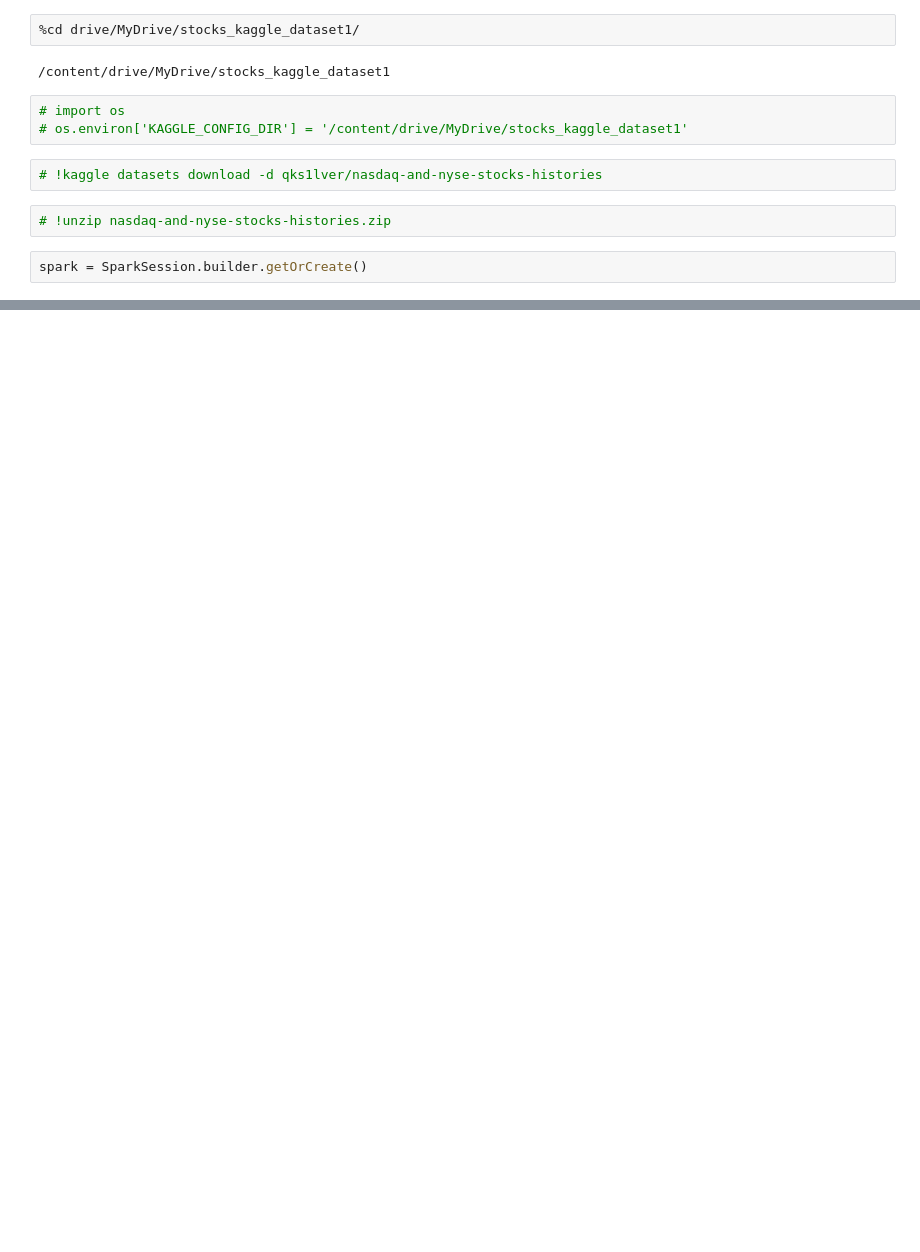
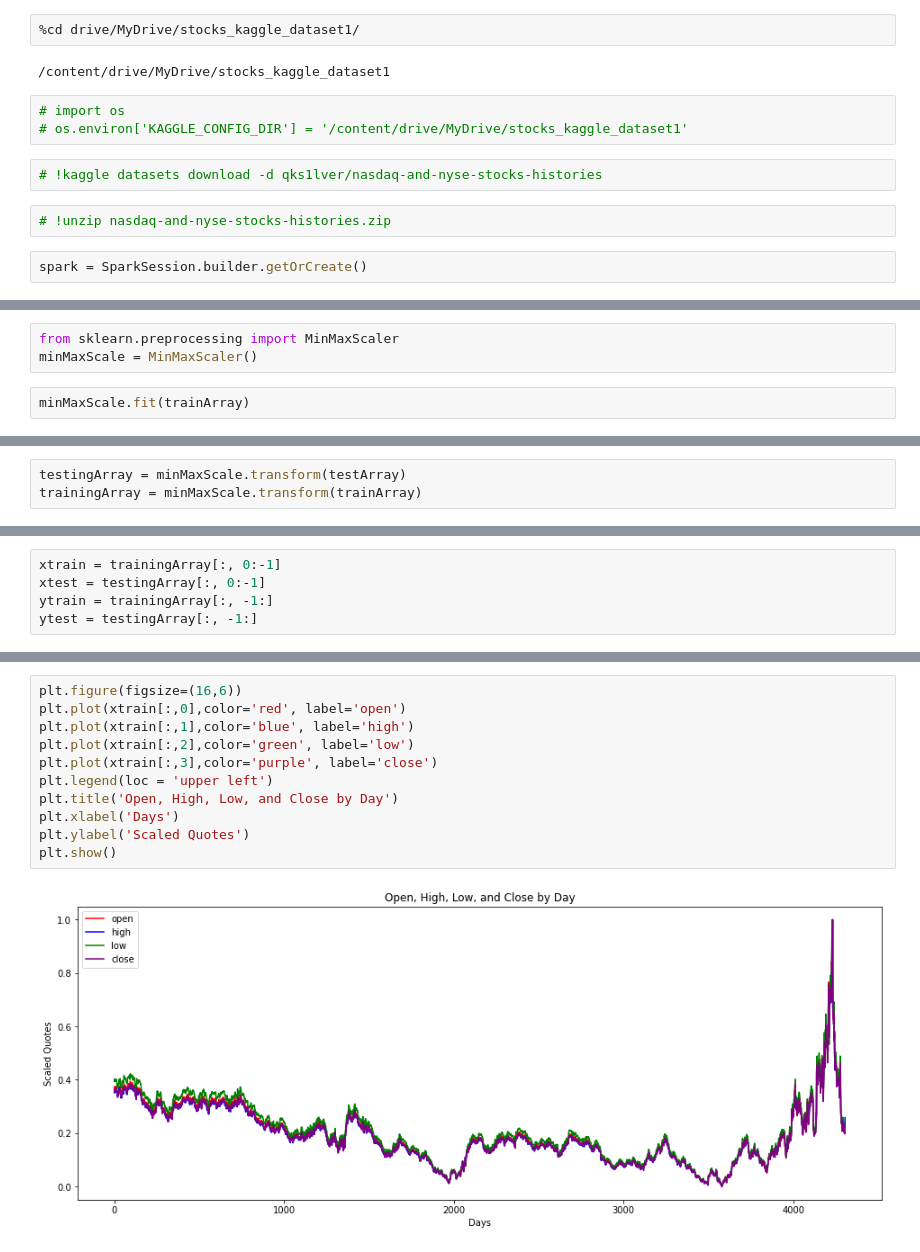
Before and after one commit to anagh07/stock_price_predictor, a Jupyter notebook: lstm_predictor.ipynb, the cells around one changed output, grey strips where cells are left out. Saved outputs shown, nothing was run; the diff lists cells and outputs as text; blank space fills up the shorter version.

Commit message:
create model and train/test first try

```diff
--- a/lstm_predictor.ipynb
+++ b/lstm_predictor.ipynb
@@ -37,0 +139,5 @@ df.count()
+# %%
+from sklearn.preprocessing import MinMaxScaler
+minMaxScale = MinMaxScaler()
+# %%
+minMaxScale.fit(trainArray)
@@ -37,0 +146,3 @@ df.count()
+# %%
+testingArray = minMaxScale.transform(testArray)
+trainingArray = minMaxScale.transform(trainArray)
@@ -37,0 +157,5 @@ df.count()
+# %%
+xtrain = trainingArray[:, 0:-1]
+xtest = testingArray[:, 0:-1]
+ytrain = trainingArray[:, -1:]
+ytest = testingArray[:, -1:]
@@ -37,0 +185,13 @@ df.count()
+# %%
+plt.figure(figsize=(16,6))
+plt.plot(xtrain[:,0],color='red', label='open')
+plt.plot(xtrain[:,1],color='blue', label='high')
+plt.plot(xtrain[:,2],color='green', label='low')
+plt.plot(xtrain[:,3],color='purple', label='close')
+plt.legend(loc = 'upper left')
+plt.title('Open, High, Low, and Close by Day')
+plt.xlabel('Days')
+plt.ylabel('Scaled Quotes')
+plt.show()
+# %% [output]
+[figure, added]
```
Also changed, not shown: parts of 35 cells of this notebook.
